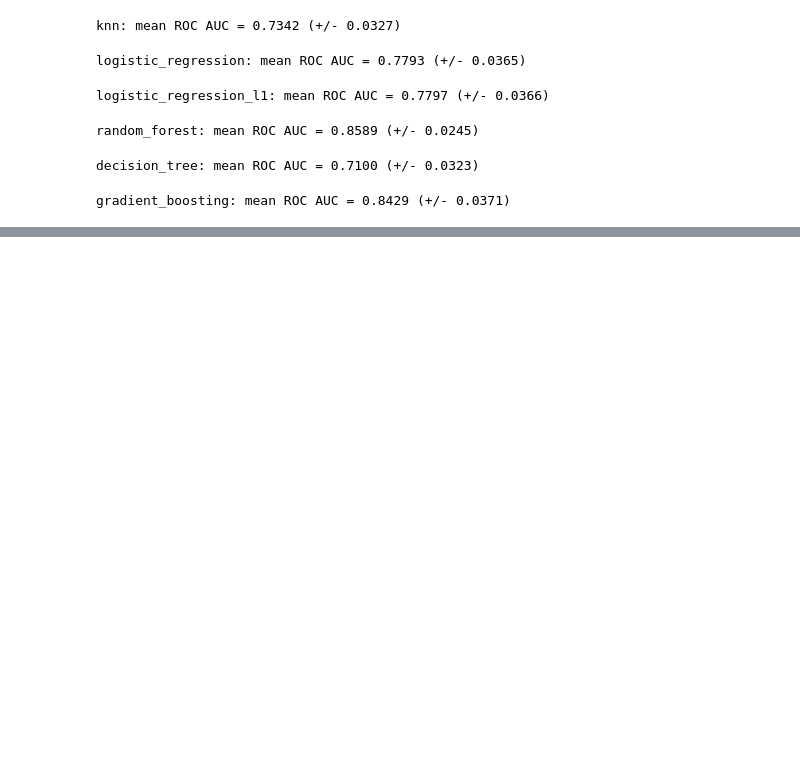
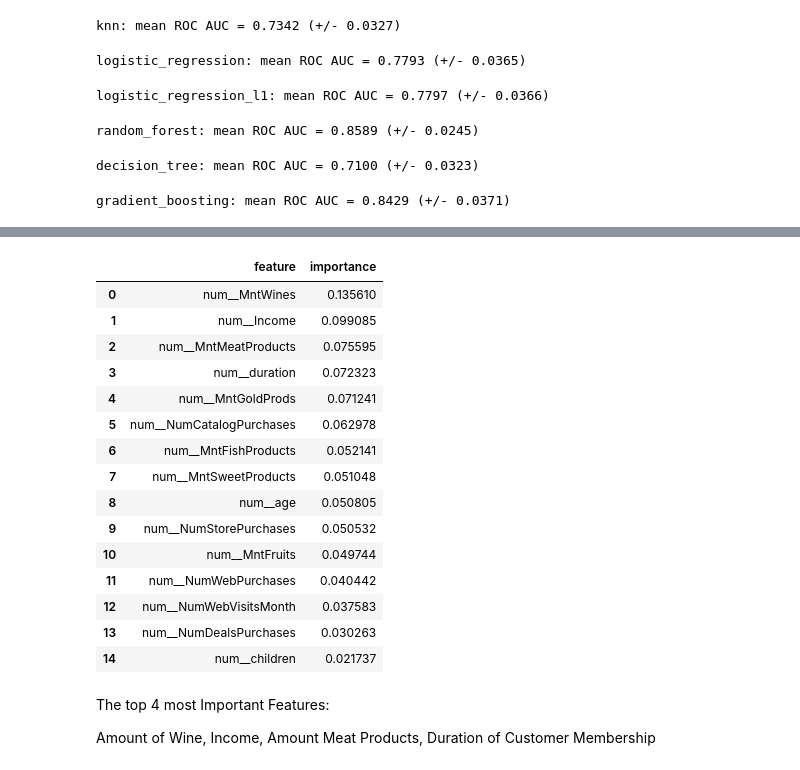
Before and after one commit to latonya-smith-proj/Customer_Analysis_Machine_Learning_Project, a Jupyter notebook: src/model_comparison.ipynb, the cells around one changed output, grey strips where cells are left out. Drawn from its saved outputs; the diff is of its cells as text; code cells hidden in the pictures; blank space fills up the shorter version.

Commit message:
added predictions to the model notebook and added feature importance selection

```diff
--- a/src/model_comparison.ipynb
+++ b/src/model_comparison.ipynb
@@ -68,3 +56,7 @@ results = []
+# %%
+X_train, X_test, y_train, y_test = train_test_split(
+        X, y, test_size=0.2, stratify=y, random_state=RANDOM_STATE
+    )
 # %% [markdown]
 #### Evaluate Each Model
 # %%
@@ -134,0 +129,3 @@ comparison
+# %%
+best_model_name = comparison.iloc[0]["model"]
+best_model_name
@@ -134,0 +134,14 @@ comparison
+# %%
+models = {
+    "knn": knn,
+    "logistic_regression": log_reg,
+    "logistic_regression_l1": log_reg_l1,
+    "random_forest": rf,
+    "decision_tree": dt,
+    "gradient_boosting": gb,
+}
+
+best_model = models[best_model_name]
+final_pipeline = Pipeline([("preprocess", preprocessor), ("model", best_model)])
+
+final_pipeline.fit(X_train, y_train)
@@ -134,0 +203,31 @@ comparison
+# %%
+if hasattr(final_pipeline.named_steps["model"], "feature_importances_"):
+    feature_names = final_pipeline.named_steps["preprocess"].get_feature_names_out()
+    importances = pd.DataFrame({
+        "feature": feature_names,
+        "importance": final_pipeline.named_steps["model"].feature_importances_
+    }).sort_values("importance", ascending=False)
+    display(importances.head(15).reset_index(drop=True))
+else:
+    print(f"{best_model_name} does not expose feature_importances_")
+# %% [output]
+|  | feature | importance |
+| 0 | num__MntWines | 0.135610 |
+| 1 | num__Income | 0.099085 |
+| 2 | num__MntMeatProducts | 0.075595 |
+| 3 | num__duration | 0.072323 |
+| 4 | num__MntGoldProds | 0.071241 |
+| 5 | num__NumCatalogPurchases | 0.062978 |
+| 6 | num__MntFishProducts | 0.052141 |
+| 7 | num__MntSweetProducts | 0.051048 |
+| 8 | num__age | 0.050805 |
+| 9 | num__NumStorePurchases | 0.050532 |
+| 10 | num__MntFruits | 0.049744 |
+| 11 | num__NumWebPurchases | 0.040442 |
+| 12 | num__NumWebVisitsMonth | 0.037583 |
+| 13 | num__NumDealsPurchases | 0.030263 |
+| 14 | num__children | 0.021737 |
+# %% [markdown]
+The top 4 most Important Features:
+
+Amount of Wine, Income, Amount Meat Products, Duration of Customer Membership
```
Also changed, not shown: parts of 10 cells of this notebook.
